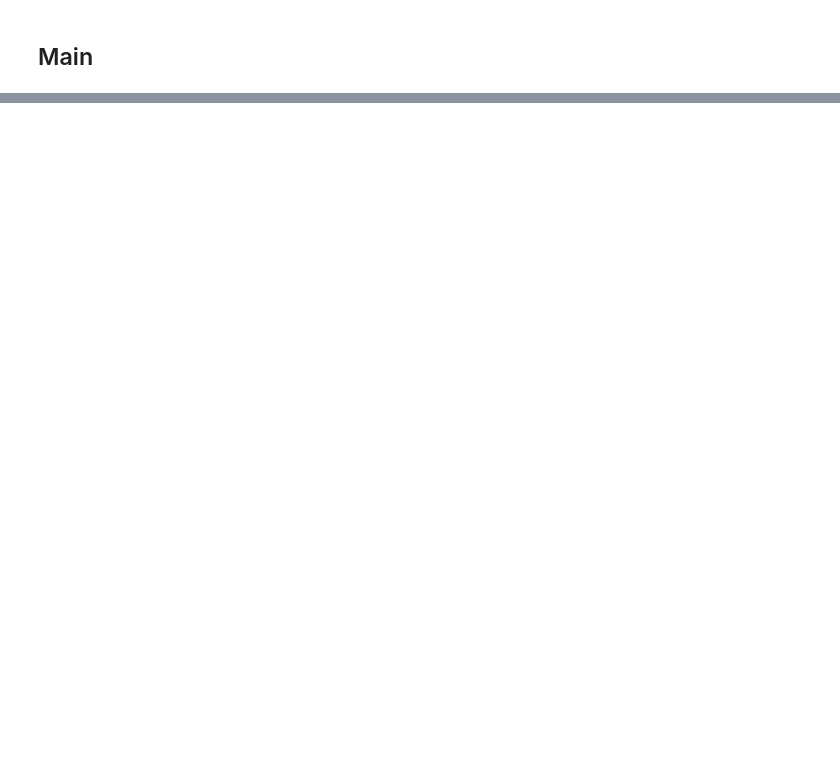
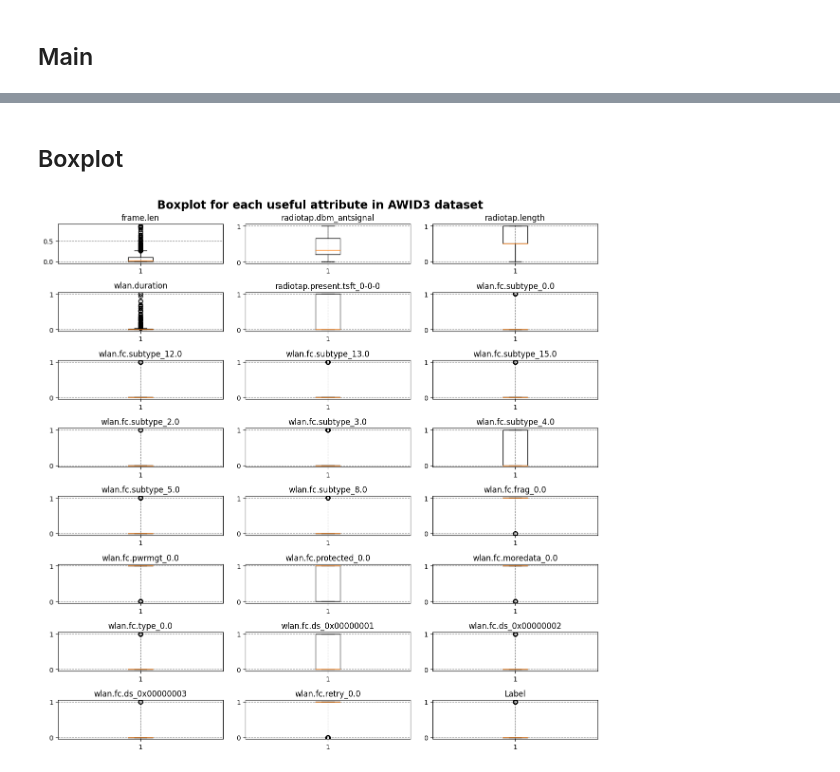
Before and after one commit to silvamleandro/EvilTwin_detection, a Jupyter notebook: src/02_data_analysis.ipynb, the cells around one changed output, grey strips where cells are left out. Cells and saved outputs as stored; diff of their text form; code cells hidden in the pictures; blank space fills up the shorter version.

```diff
--- a/src/02_data_analysis.ipynb
+++ b/src/02_data_analysis.ipynb
@@ -72,0 +258,16 @@ profile.to_file(f'{reports_path}report_test_data.html')
+# %% [markdown]
+## Boxplot
+# %%
+fig, axs = plt.subplots(len(awid_df.columns)//3,3, figsize=(12, 12))
+axs = axs.ravel()
+
+fig.suptitle("Boxplot for each useful attribute in AWID3 dataset", fontsize='xx-large', fontweight='bold')
+for i, a in enumerate(axs): # plotting each attribute's histogram
+  column_name = awid_df.columns[i]
+  a.set_title(column_name)
+  plt.rc('grid', linestyle="--", color='gray')
+  a.grid(True)
+  a.boxplot(awid_df[column_name])
+plt.tight_layout()
+# %% [output]
+[figure, added]
```
Also changed, not shown: parts of 23 cells of this notebook, 2 other files.
